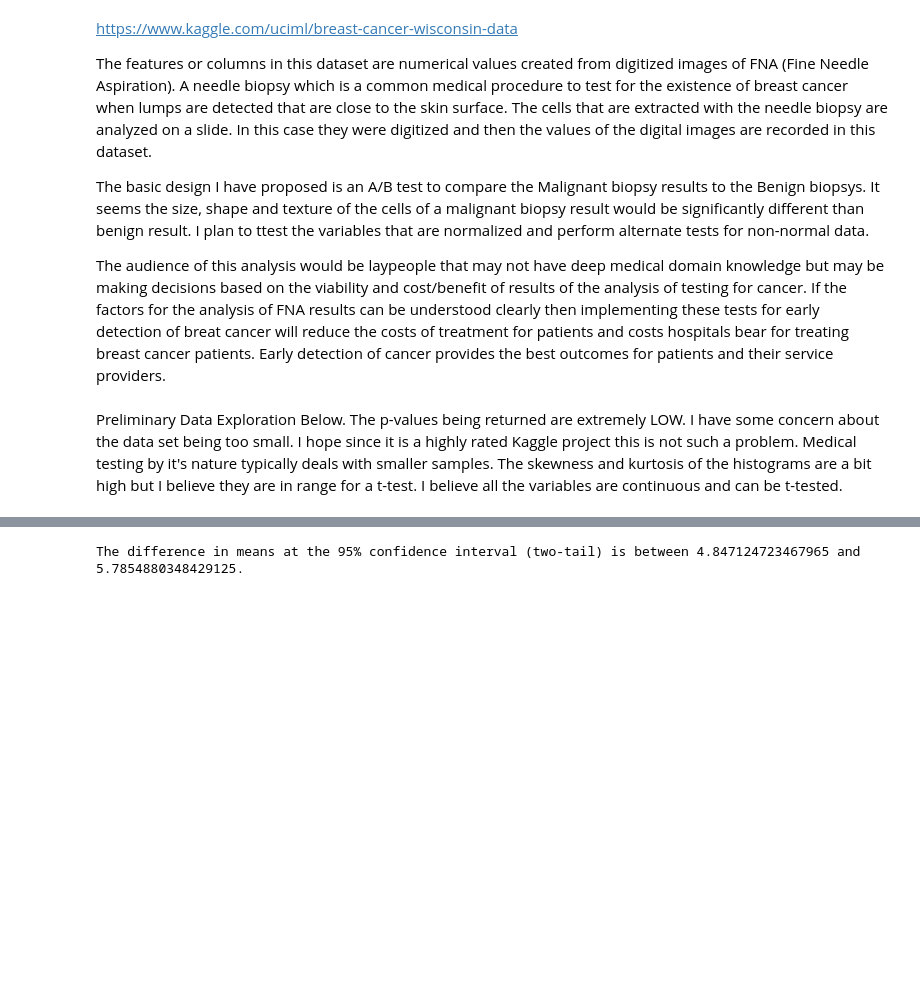
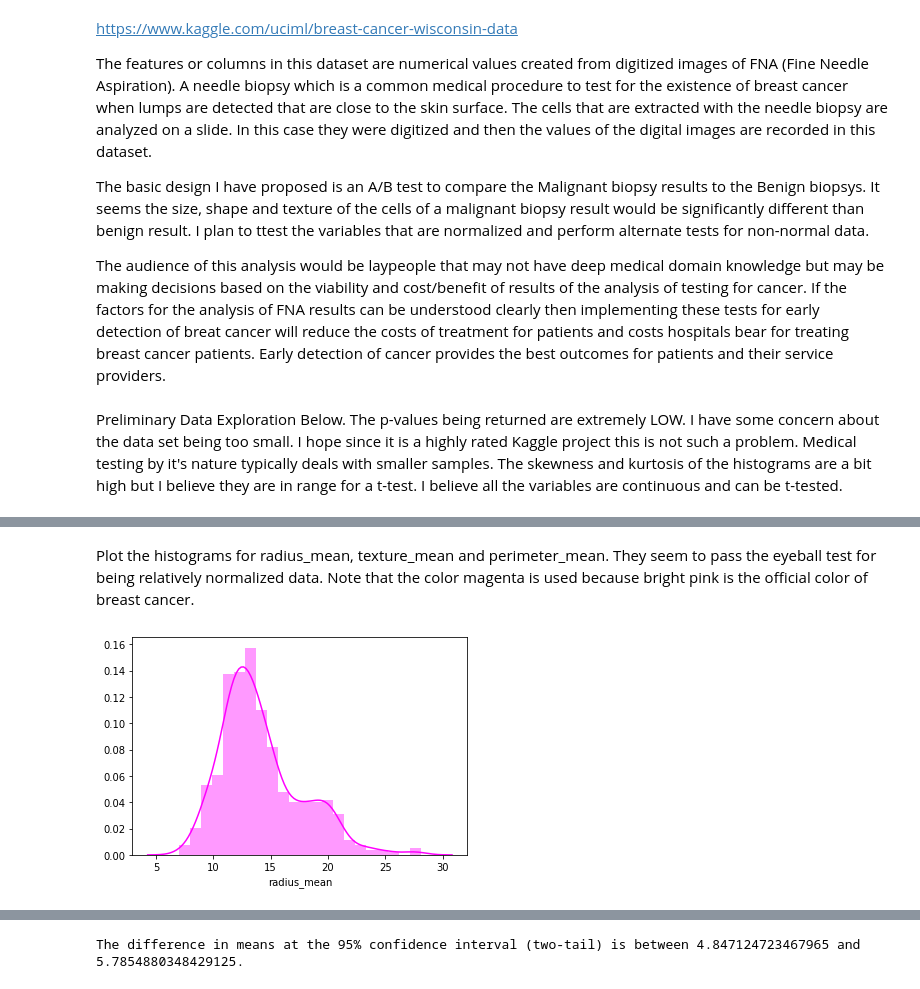
Before and after one commit to brianfarrelly/data, a Jupyter notebook: report_cap1.ipynb, the cells around one changed output, grey strips where cells are left out. Cells and saved outputs as stored; diff of their text form; code cells hidden in the pictures; blank space fills up the shorter version.

```diff
--- a/report_cap1.ipynb
+++ b/report_cap1.ipynb
@@ -262,0 +137,6 @@ Ttest_indResult(statistic=26.405212979192665, pvalue=8.43625103617473e-101)
+# %% [markdown]
+Plot the histograms for radius_mean, texture_mean and perimeter_mean. They seem to pass the eyeball test for being relatively normalized data. Note that the color magenta is used because bright pink is the official color of breast cancer.
+# %%
+ax = sns.distplot(bcdata['radius_mean'], color='magenta')
+# %% [output]
+[figure, added]
```
Also changed, not shown: parts of 140 cells of this notebook.
